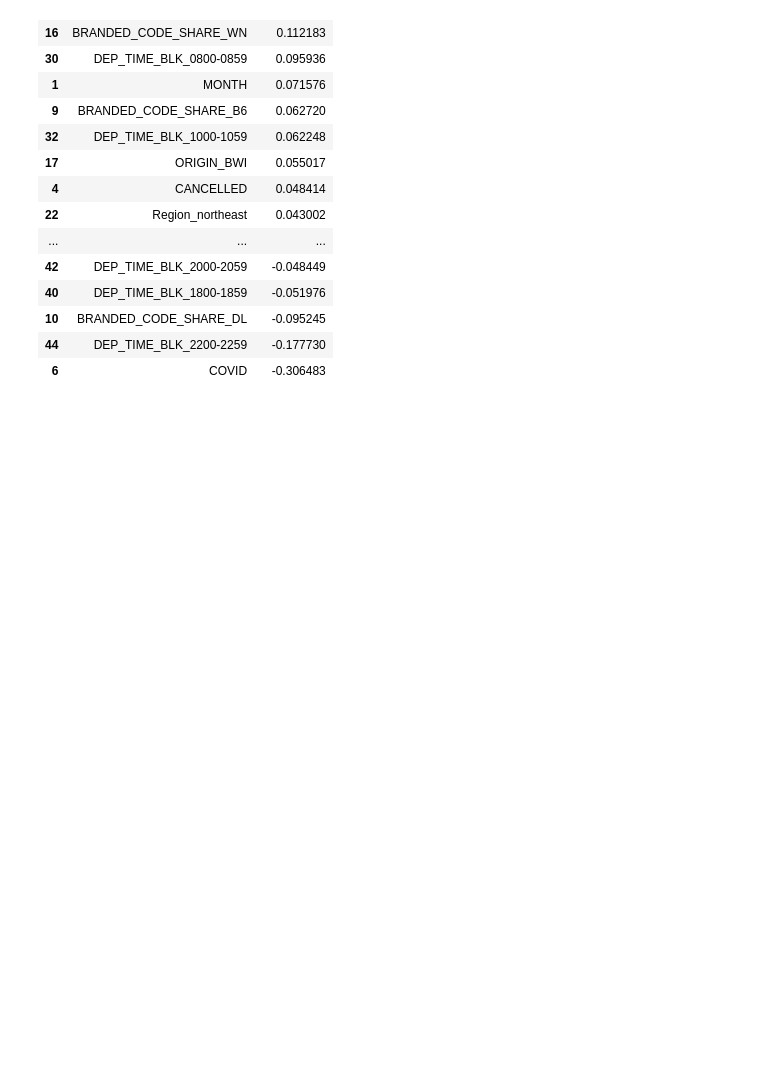
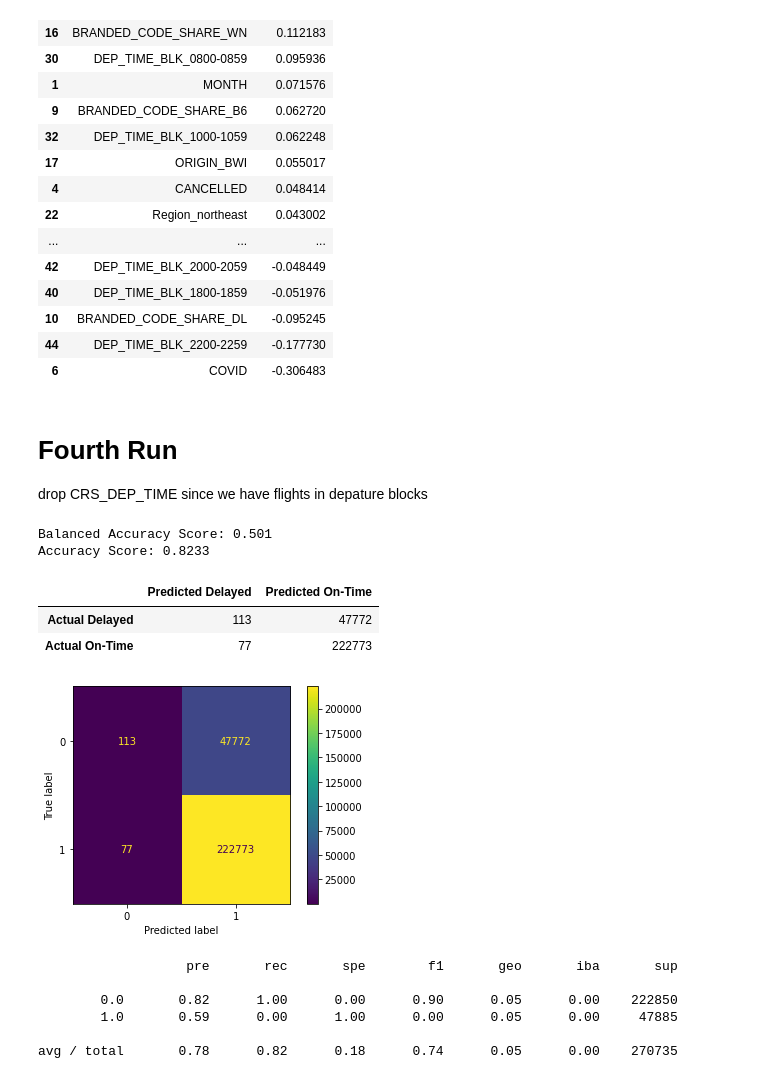
Before and after one commit to camilabatres/Airport_Analysis, a Jupyter notebook: Machine Learning Models/logistic_regression.ipynb, the cells around one changed output. Cells and saved outputs as stored; diff of their text form; code cells hidden in the pictures; blank space fills up the shorter version.

Commit message:
fourth model run

```diff
--- a/Machine Learning Models/logistic_regression.ipynb
+++ b/Machine Learning Models/logistic_regression.ipynb
@@ -704,3 +704,67 @@ importance_df.sort_values('Importance', ascending=False)
 | 10 | BRANDED_CODE_SHARE_DL | -0.095245 |
 | 44 | DEP_TIME_BLK_2200-2259 | -0.177730 |
 | 6 | COVID | -0.306483 |
+# %% [markdown]
+# Fourth Run
+drop CRS_DEP_TIME since we have flights in depature blocks
+# %%
+final_df4 = final_df3.drop('CRS_DEP_TIME', 1)
+# %%
+y = final_df4["DELAYED"]
+X = final_df4.drop(columns=["DELAYED"])
+
+from sklearn.model_selection import train_test_split
+
+X_train, X_test, y_train, y_test = train_test_split(X,
+                                                    y,
+                                                    random_state=1,
+                                                    stratify=y)
+
+from sklearn.preprocessing import StandardScaler
+sc = StandardScaler()
+X_train = sc.fit_transform(X_train)
+X_test = sc.fit_transform(X_test)
+
+from sklearn.linear_model import LogisticRegression
+classifier = LogisticRegression(solver='lbfgs', random_state=1, max_iter=1000)
+classifier
+
+classifier.fit(X_train, y_train)
+
+predictions = classifier.predict(X_test)
+# %%
+# Calculated the balanced accuracy score
+from sklearn.metrics import balanced_accuracy_score, accuracy_score
+bacc = (balanced_accuracy_score(y_test, predictions))
+acc = accuracy_score(y_test,predictions)
+print('Balanced Accuracy Score: ' + str(round(bacc, 4)))
+print('Accuracy Score: ' + str(round(acc, 4)))
+# %% [output]
+Balanced Accuracy Score: 0.501
+Accuracy Score: 0.8233
+# %%
+cmtx = pd.DataFrame(
+    confusion_matrix(y_test, predictions, labels=[1, 0]),
+    index=['Actual Delayed', 'Actual On-Time'],
+    columns=['Predicted Delayed', 'Predicted On-Time']
+    )
+cmtx
+# %% [output]
+|  | Predicted Delayed | Predicted On-Time |
+| Actual Delayed | 113 | 47772 |
+| Actual On-Time | 77 | 222773 |
+# %%
+cm = ConfusionMatrixDisplay(confusion_matrix(y_test, predictions, labels=[1, 0]))
+cm.plot()
+plt.show()
+# %% [output]
+[figure, added]
+# %%
+print(classification_report_imbalanced(y_test, predictions))
+# %% [output]
+                   pre       rec       spe        f1       geo       iba       sup
+
+        0.0       0.82      1.00      0.00      0.90      0.05      0.00    222850
+        1.0       0.59      0.00      1.00      0.00      0.05      0.00     47885
+
+avg / total       0.78      0.82      0.18      0.74      0.05      0.00    270735
```
Also changed, not shown: parts of 2 cells of this notebook.
